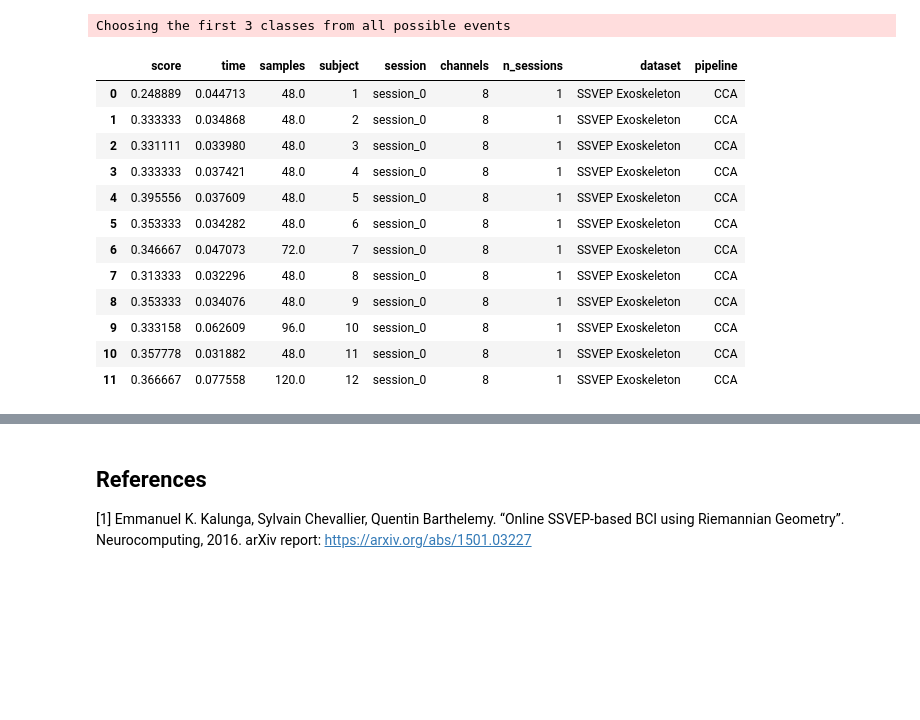
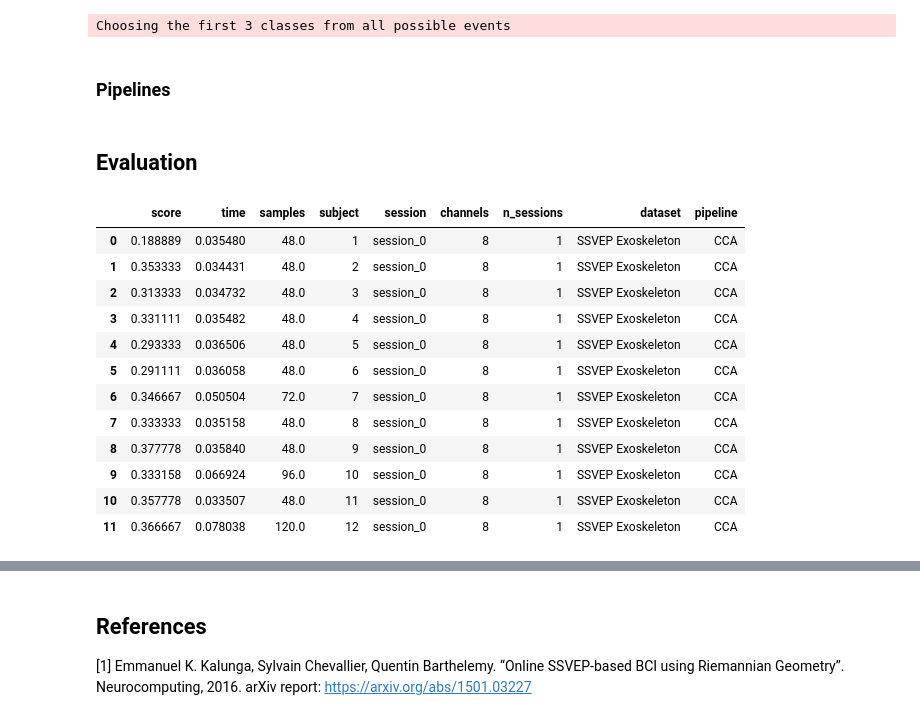
Before and after one commit to NeuroTech-Leuven/ssvep-workshop, a Jupyter notebook: notebooks/1_discovering_mne_and_moabb.ipynb, the cells around one changed output, grey strips where cells are left out. Saved outputs shown, nothing was run; the diff lists cells and outputs as text; code cells hidden in the pictures; blank space fills up the shorter version.

```diff
--- a/notebooks/1_discovering_mne_and_moabb.ipynb
+++ b/notebooks/1_discovering_mne_and_moabb.ipynb
@@ -152,25 +146,2 @@ pipelines["CCA"] = make_pipeline(SSVEP_CCA(interval=interval, freqs=freqs, n_har
-# %%
-from moabb.evaluations import WithinSessionEvaluation
-
-evaluation = WithinSessionEvaluation(
-    paradigm=paradigm,
-    datasets=dataset,
-    suffix='ssvep_workshop_moabb_intro',
-    overwrite=False
-)
-results = evaluation.process(pipelines)
-results
-# %% [output]
-|  | score | time | samples | subject | session | channels | n_sessions | dataset | pipeline |
-| 0 | 0.248889 | 0.044713 | 48.0 | 1 | session_0 | 8 | 1 | SSVEP Exoskeleton | CCA |
-| 1 | 0.333333 | 0.034868 | 48.0 | 2 | session_0 | 8 | 1 | SSVEP Exoskeleton | CCA |
-| 2 | 0.331111 | 0.033980 | 48.0 | 3 | session_0 | 8 | 1 | SSVEP Exoskeleton | CCA |
-| 3 | 0.333333 | 0.037421 | 48.0 | 4 | session_0 | 8 | 1 | SSVEP Exoskeleton | CCA |
-| 4 | 0.395556 | 0.037609 | 48.0 | 5 | session_0 | 8 | 1 | SSVEP Exoskeleton | CCA |
-| 5 | 0.353333 | 0.034282 | 48.0 | 6 | session_0 | 8 | 1 | SSVEP Exoskeleton | CCA |
-| 6 | 0.346667 | 0.047073 | 72.0 | 7 | session_0 | 8 | 1 | SSVEP Exoskeleton | CCA |
-| 7 | 0.313333 | 0.032296 | 48.0 | 8 | session_0 | 8 | 1 | SSVEP Exoskeleton | CCA |
-| 8 | 0.353333 | 0.034076 | 48.0 | 9 | session_0 | 8 | 1 | SSVEP Exoskeleton | CCA |
-| 9 | 0.333158 | 0.062609 | 96.0 | 10 | session_0 | 8 | 1 | SSVEP Exoskeleton | CCA |
-| 10 | 0.357778 | 0.031882 | 48.0 | 11 | session_0 | 8 | 1 | SSVEP Exoskeleton | CCA |
-| 11 | 0.366667 | 0.077558 | 120.0 | 12 | session_0 | 8 | 1 | SSVEP Exoskeleton | CCA |
+# %% [markdown]
+### Pipelines
@@ -176,0 +160,27 @@ results
+# %% [markdown]
+## Evaluation
+# %%
+from moabb.evaluations import WithinSessionEvaluation
+
+evaluation = WithinSessionEvaluation(
+    paradigm=paradigm,
+    datasets=dataset,
+    suffix='ssvep_workshop_moabb_intro',
+    overwrite=True
+)
+results = evaluation.process(pipelines)
+results
+# %% [output]
+|  | score | time | samples | subject | session | channels | n_sessions | dataset | pipeline |
+| 0 | 0.188889 | 0.035480 | 48.0 | 1 | session_0 | 8 | 1 | SSVEP Exoskeleton | CCA |
+| 1 | 0.353333 | 0.034431 | 48.0 | 2 | session_0 | 8 | 1 | SSVEP Exoskeleton | CCA |
+| 2 | 0.313333 | 0.034732 | 48.0 | 3 | session_0 | 8 | 1 | SSVEP Exoskeleton | CCA |
+| 3 | 0.331111 | 0.035482 | 48.0 | 4 | session_0 | 8 | 1 | SSVEP Exoskeleton | CCA |
+| 4 | 0.293333 | 0.036506 | 48.0 | 5 | session_0 | 8 | 1 | SSVEP Exoskeleton | CCA |
+| 5 | 0.291111 | 0.036058 | 48.0 | 6 | session_0 | 8 | 1 | SSVEP Exoskeleton | CCA |
+| 6 | 0.346667 | 0.050504 | 72.0 | 7 | session_0 | 8 | 1 | SSVEP Exoskeleton | CCA |
+| 7 | 0.333333 | 0.035158 | 48.0 | 8 | session_0 | 8 | 1 | SSVEP Exoskeleton | CCA |
+| 8 | 0.377778 | 0.035840 | 48.0 | 9 | session_0 | 8 | 1 | SSVEP Exoskeleton | CCA |
+| 9 | 0.333158 | 0.066924 | 96.0 | 10 | session_0 | 8 | 1 | SSVEP Exoskeleton | CCA |
+| 10 | 0.357778 | 0.033507 | 48.0 | 11 | session_0 | 8 | 1 | SSVEP Exoskeleton | CCA |
+| 11 | 0.366667 | 0.078038 | 120.0 | 12 | session_0 | 8 | 1 | SSVEP Exoskeleton | CCA |
```
Also changed, not shown: parts of 7 cells of this notebook, 1 other file.
